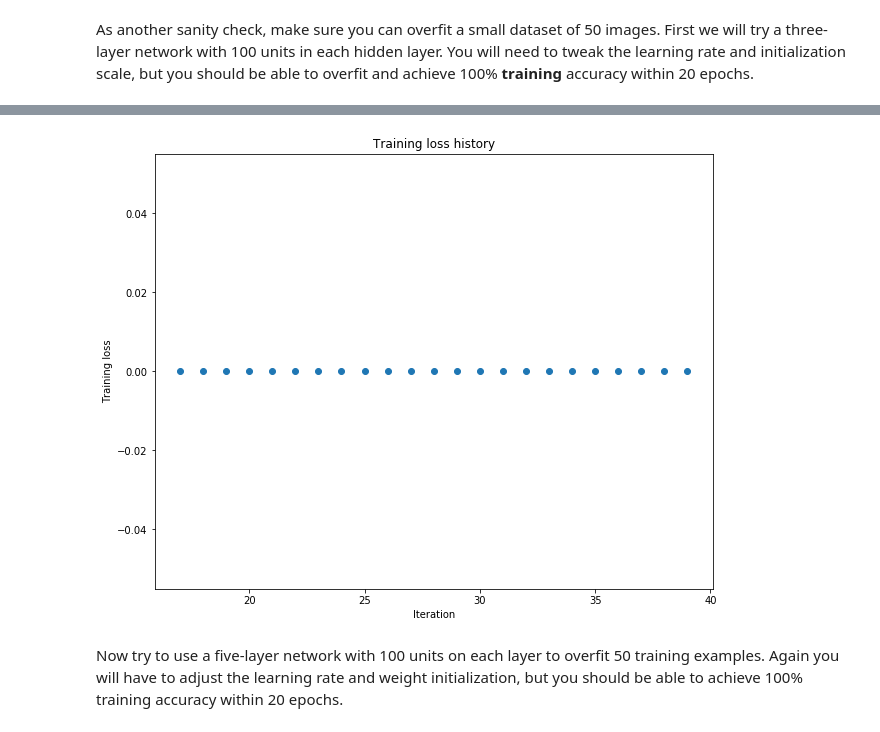
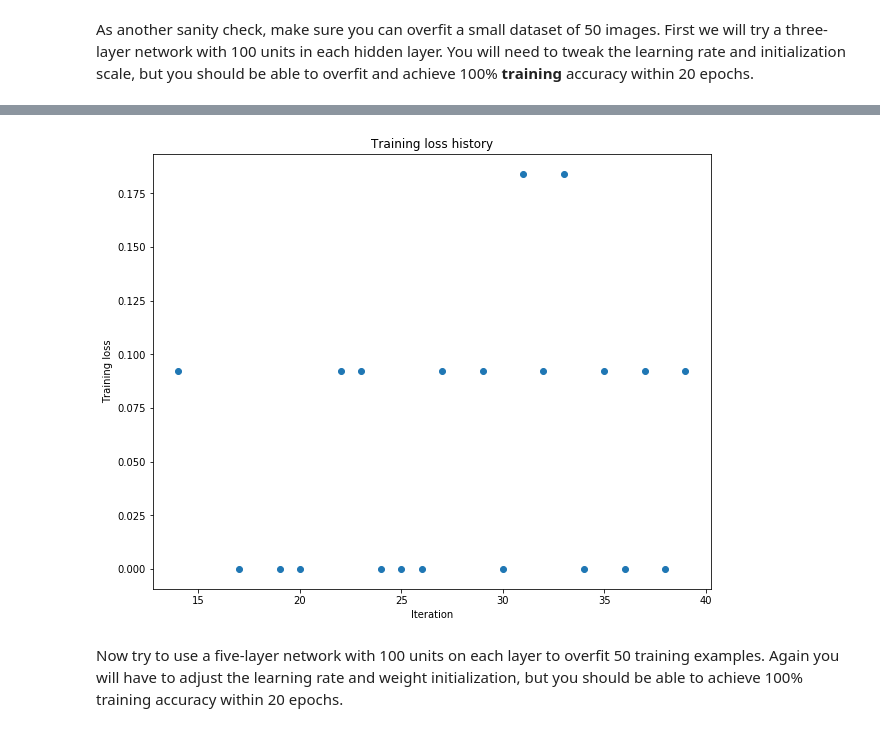
Before and after one commit to Jorba123/DeepLearning-Course-EX2, a Jupyter notebook: 1_FullyConnectedNets.ipynb, the cells around one changed output, grey strips where cells are left out. Saved outputs shown, nothing was run; the diff lists cells and outputs as text; code cells hidden in the pictures.

```diff
--- a/1_FullyConnectedNets.ipynb
+++ b/1_FullyConnectedNets.ipynb
@@ -417,7 +417,7 @@ small_data = {
   'y_val': data['y_val'],
 }
 
-weight_scale = 1
+weight_scale = 1.5
 learning_rate = 0.0001
 model = FullyConnectedNet([100, 100],
               weight_scale=weight_scale, dtype=np.float64)
@@ -456,4 +456,4 @@ Num Layers:  3
-[figure, old version]
+[figure, new version]
 # %% [markdown]
 Now try to use a five-layer network with 100 units on each layer to overfit 50 training examples. Again you will have to adjust the learning rate and weight initialization, but you should be able to achieve 100% training accuracy within 20 epochs.
 # %%
```
Also changed, not shown: parts of 7 cells of this notebook, 2 other files.
